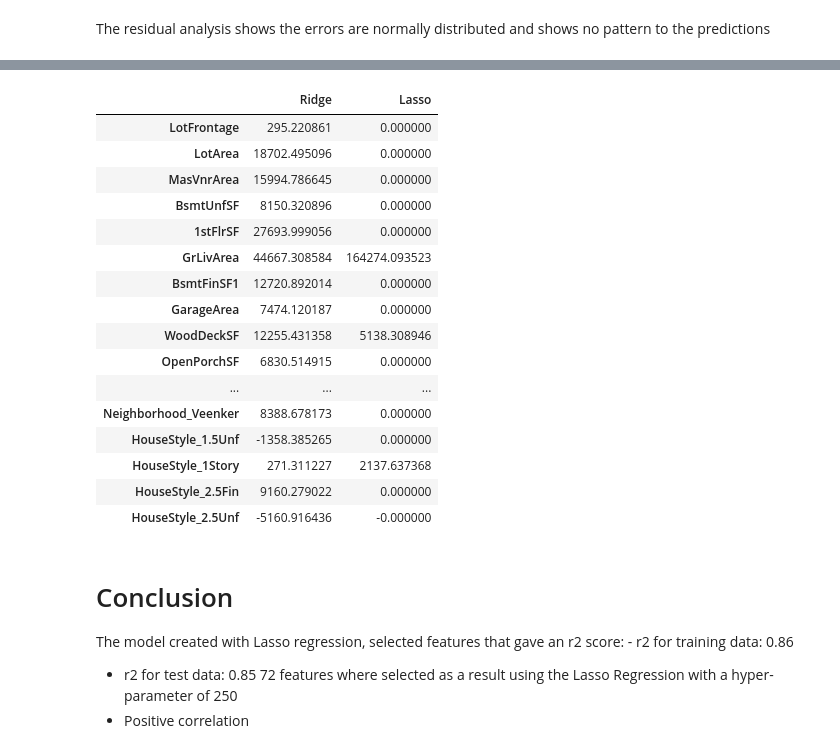
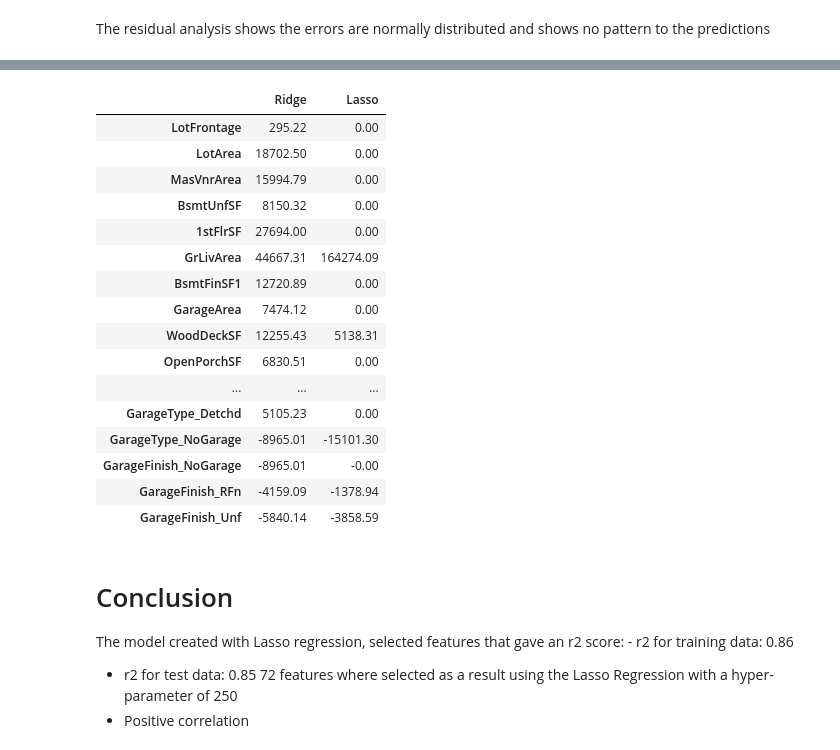
Before and after one commit to jtkSource/surprise-housing, a Jupyter notebook: surprise-housing.ipynb, the cells around one changed output, grey strips where cells are left out. Saved outputs shown, nothing was run; the diff lists cells and outputs as text; code cells hidden in the pictures.

```diff
--- a/surprise-housing.ipynb
+++ b/surprise-housing.ipynb
@@ -1021,7 +1025,8 @@ plt.show()
 The residual analysis shows the errors are normally distributed and shows no pattern to the predictions
 # %%
 # comparing the metrics
-lr_table = {'Metric': ['R2 Score (Train)', 'R2 Score (Test)',
+lr_table = {'Metric': ['Lambda',
+                       'R2 Score (Train)', 'R2 Score (Test)',
                        'RSS (Train)', 'RSS (Test)',
                        'RMSE (Train)', 'RMSE (Test)'],
             }
@@ -1032,7 +1037,7 @@ rg_metric = pd.Series(metric2, name='Ridge Regression')
 ls_metric = pd.Series(metric, name='Lasso Regression')
 
 final_metric = pd.concat([lr_metric, rg_metric, ls_metric], axis=1)
-
+pd.set_option('display.float_format', lambda x: '%.2f' % x)
 final_metric
 ## Lets observe the changes in the coefficients after regularization
 # %% [output]
@@ -1046,29 +1052,29 @@ final_metric
 # %%
 # comparing the coefficients
 betas = pd.DataFrame(index=X.columns)
 betas.rows = X.columns
 betas['Ridge'] = ridge.coef_
 betas['Lasso'] = lasso.coef_
 pd.set_option('display.max_rows', None)
-betas.head(68)
+betas
 # %% [output]
 |  | Ridge | Lasso |
-| LotFrontage | 295.220861 | 0.000000 |
-| LotArea | 18702.495096 | 0.000000 |
-| MasVnrArea | 15994.786645 | 0.000000 |
-| BsmtUnfSF | 8150.320896 | 0.000000 |
-| 1stFlrSF | 27693.999056 | 0.000000 |
-| GrLivArea | 44667.308584 | 164274.093523 |
-| BsmtFinSF1 | 12720.892014 | 0.000000 |
-| GarageArea | 7474.120187 | 0.000000 |
-| WoodDeckSF | 12255.431358 | 5138.308946 |
-| OpenPorchSF | 6830.514915 | 0.000000 |
+| LotFrontage | 295.22 | 0.00 |
+| LotArea | 18702.50 | 0.00 |
+| MasVnrArea | 15994.79 | 0.00 |
+| BsmtUnfSF | 8150.32 | 0.00 |
+| 1stFlrSF | 27694.00 | 0.00 |
+| GrLivArea | 44667.31 | 164274.09 |
+| BsmtFinSF1 | 12720.89 | 0.00 |
+| GarageArea | 7474.12 | 0.00 |
+| WoodDeckSF | 12255.43 | 5138.31 |
+| OpenPorchSF | 6830.51 | 0.00 |
 | ... | ... | ... |
-| Neighborhood_Veenker | 8388.678173 | 0.000000 |
-| HouseStyle_1.5Unf | -1358.385265 | 0.000000 |
-| HouseStyle_1Story | 271.311227 | 2137.637368 |
-| HouseStyle_2.5Fin | 9160.279022 | 0.000000 |
-| HouseStyle_2.5Unf | -5160.916436 | -0.000000 |
+| GarageType_Detchd | 5105.23 | 0.00 |
+| GarageType_NoGarage | -8965.01 | -15101.30 |
+| GarageFinish_NoGarage | -8965.01 | -0.00 |
+| GarageFinish_RFn | -4159.09 | -1378.94 |
+| GarageFinish_Unf | -5840.14 | -3858.59 |
 # %% [markdown]
 # Conclusion
 
```
Also changed, not shown: parts of 15 cells of this notebook, 2 other files.
